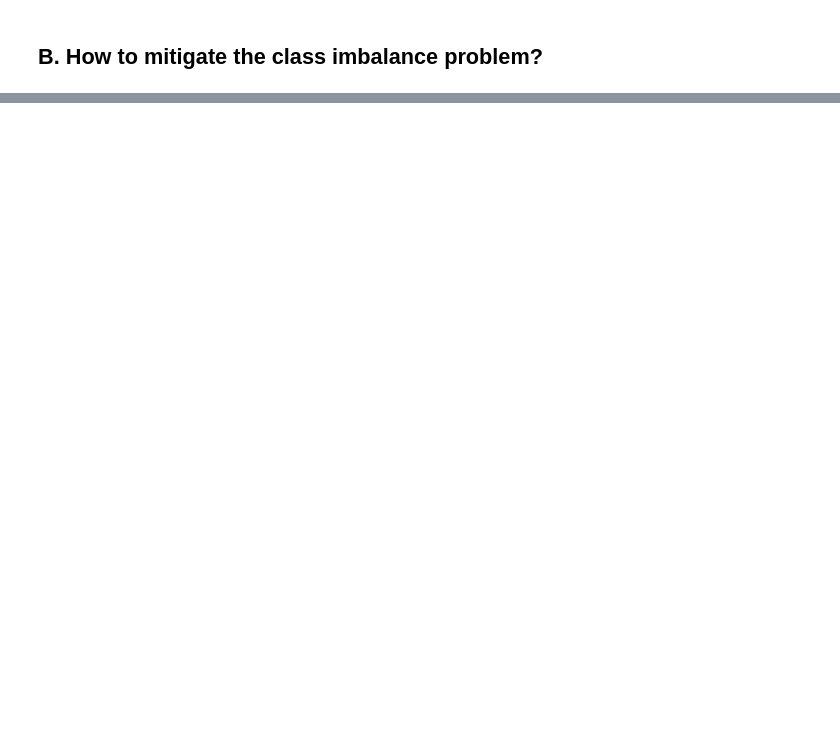
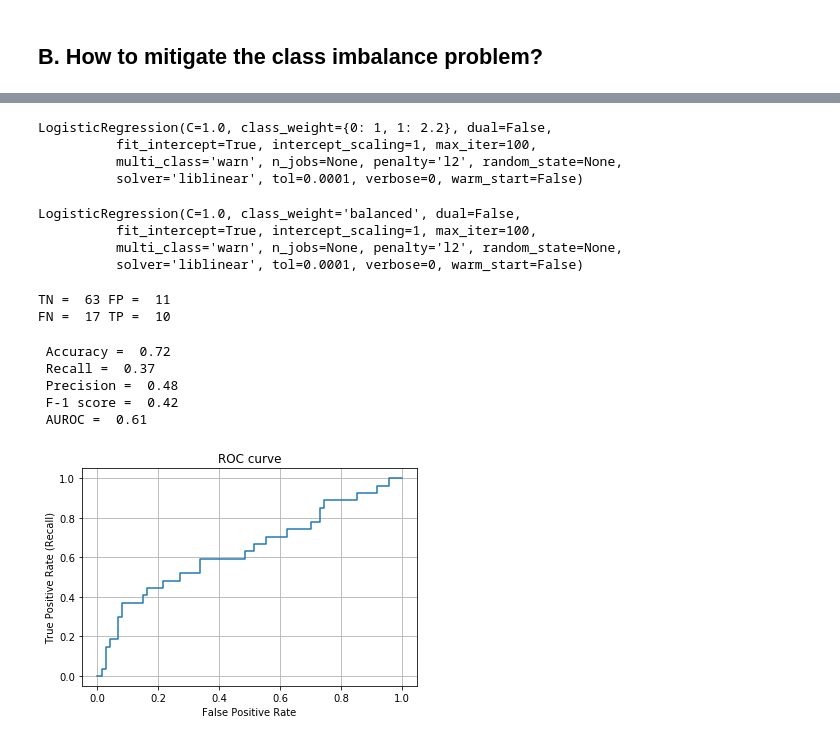
Before and after one commit to MhDia/MLteaching, a Jupyter notebook: ClassImbalanceOverview.ipynb, the cells around one changed output, grey strips where cells are left out. Saved outputs shown, nothing was run; the diff lists cells and outputs as text; code cells hidden in the pictures; blank space fills up the shorter version.

```diff
--- a/ClassImbalanceOverview.ipynb
+++ b/ClassImbalanceOverview.ipynb
@@ -79,0 +162,49 @@ Apply `class_weight` (or `sample_weight` in the `fit` method) in `sklearn`. This
+# %%
+model = LogisticRegression(solver='liblinear', class_weight={0:1,1:2.2})
+model.fit(X_train, y_train, )
+# %% [output]
+LogisticRegression(C=1.0, class_weight={0: 1, 1: 2.2}, dual=False,
+          fit_intercept=True, intercept_scaling=1, max_iter=100,
+          multi_class='warn', n_jobs=None, penalty='l2', random_state=None,
+          solver='liblinear', tol=0.0001, verbose=0, warm_start=False)
+# %%
+model = LogisticRegression(solver='liblinear', class_weight='balanced')
+model.fit(X_train, y_train, )
+# %% [output]
+LogisticRegression(C=1.0, class_weight='balanced', dual=False,
+          fit_intercept=True, intercept_scaling=1, max_iter=100,
+          multi_class='warn', n_jobs=None, penalty='l2', random_state=None,
+          solver='liblinear', tol=0.0001, verbose=0, warm_start=False)
+# %%
+# predict the labels of the train/test dataset
+y_train_pred = model.predict(X_train)
+y_train_prob = model.predict_proba(X_train)
+
+y_test_pred = model.predict(X_test)
+y_test_prob = model.predict_proba(X_test)
+# %%
+# compute the confusion matrix
+conf_mat = confusion_matrix(y_test, y_test_pred)
+##print("confusion matrix: \n", conf_mat)
+# pritn the four events
+tn, fp, fn, tp = conf_mat.ravel()
+print("TN = ", tn, "FP = ", fp, "\nFN = ", fn, "TP = ", tp)
+# %% [output]
+TN =  63 FP =  11
+FN =  17 TP =  10
+# %%
+acc = accuracy_score(y_test, y_test_pred)
+recall = recall_score(y_test, y_test_pred)
+precision = precision_score(y_test, y_test_pred)
+f1 = f1_score(y_test, y_test_pred)
+auroc = roc_auc_score(y_test, y_test_pred)
+
+
+print(" Accuracy = ", np.round(acc,2), "\n", "Recall = ", np.round(recall,2), "\n", "Precision = ", np.round(precision,2), "\n",
+      "F-1 score = ", np.round(f1,2), "\n", "AUROC = ", np.round(auroc,2))
+# %% [output]
+ Accuracy =  0.72
+ Recall =  0.37
+ Precision =  0.48
+ F-1 score =  0.42
+ AUROC =  0.61
@@ -79,0 +214,13 @@ Apply `class_weight` (or `sample_weight` in the `fit` method) in `sklearn`. This
+# %%
+# ROC curve
+fpr, tpr, thresholds = roc_curve(y_true=y_test, y_score=y_test_prob[:, 1])
+# %%
+# Plot ROC curve
+plt.plot(fpr, tpr, label='ROC curve')
+plt.xlabel('False Positive Rate')
+plt.ylabel('True Positive Rate (Recall)')
+plt.title('ROC curve')
+plt.grid()
+plt.show()
+# %% [output]
+[figure, added]
```
Also changed, not shown: parts of 38 cells of this notebook.
